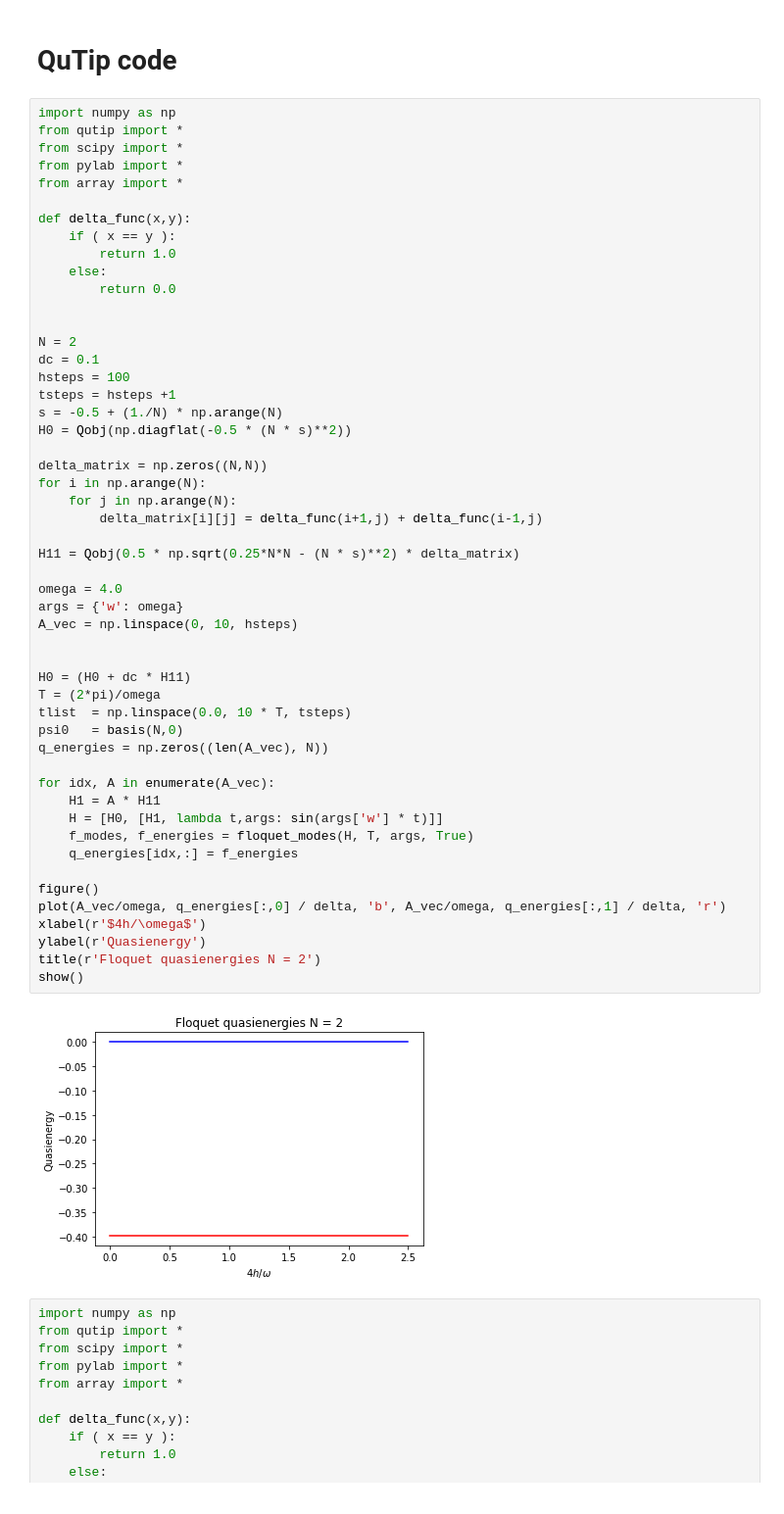
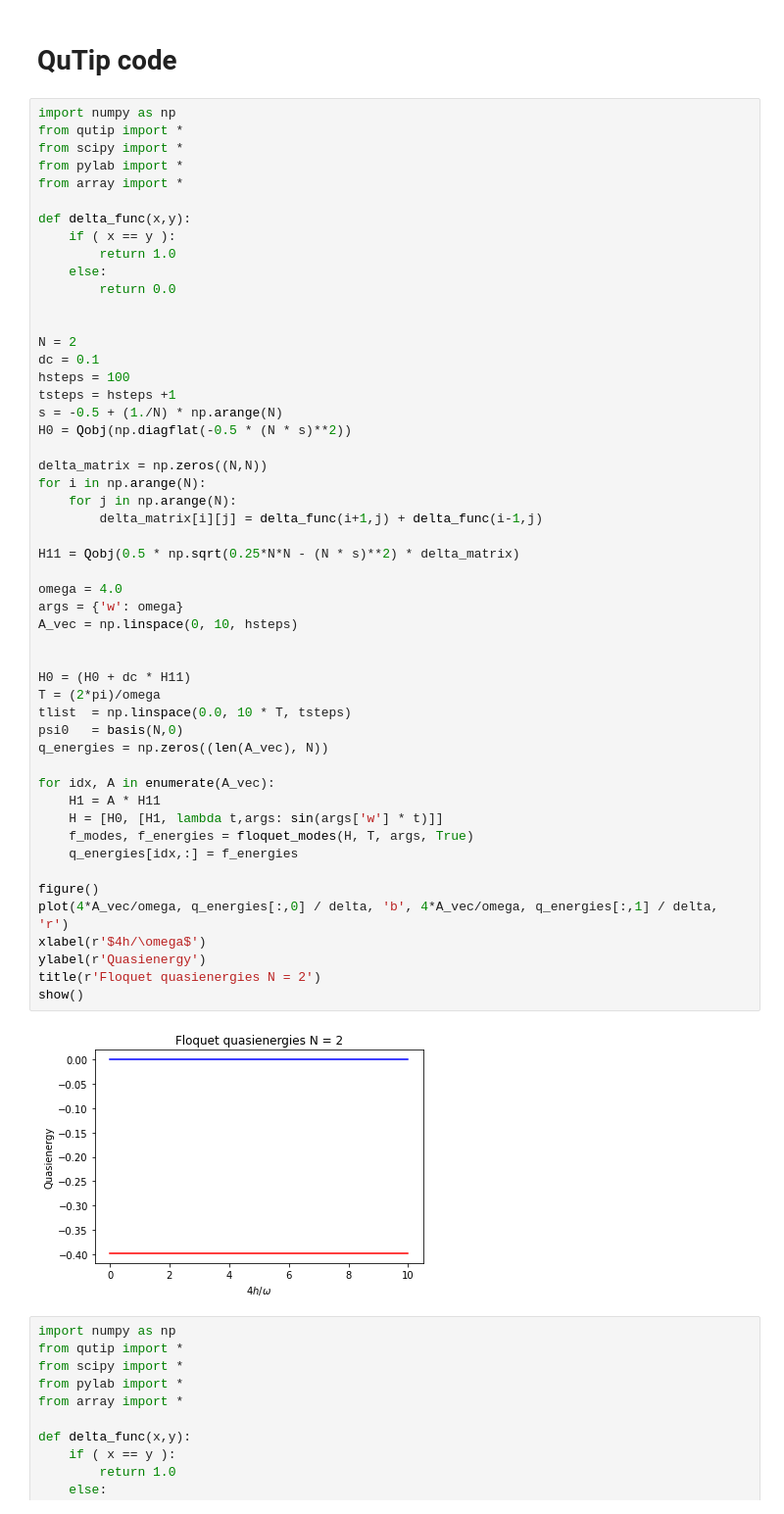
Before and after one commit to rahmahi/qutip_codes, a Jupyter notebook: mfd_flq_qutip.ipynb, the cells around one changed output. Shown: that part at 98% size. Drawn from its saved outputs; the diff is of its cells as text.

```diff
--- a/mfd_flq_qutip.ipynb
+++ b/mfd_flq_qutip.ipynb
@@ -102,35 +102,35 @@ H0 = Qobj(np.diagflat(-0.5 * (N * s)**2))
 delta_matrix = np.zeros((N,N))
 for i in np.arange(N):
     for j in np.arange(N):
         delta_matrix[i][j] = delta_func(i+1,j) + delta_func(i-1,j)
 
 H11 = Qobj(0.5 * np.sqrt(0.25*N*N - (N * s)**2) * delta_matrix)
 
 omega = 4.0
 args = {'w': omega}
 A_vec = np.linspace(0, 10, hsteps)
 
 
 H0 = (H0 + dc * H11)
 T = (2*pi)/omega
 tlist  = np.linspace(0.0, 10 * T, tsteps)
 psi0   = basis(N,0)
 q_energies = np.zeros((len(A_vec), N))
 
 for idx, A in enumerate(A_vec):
     H1 = A * H11
     H = [H0, [H1, lambda t,args: sin(args['w'] * t)]]
     f_modes, f_energies = floquet_modes(H, T, args, True)
     q_energies[idx,:] = f_energies
 
 figure()
-plot(A_vec/omega, q_energies[:,0] / delta, 'b', A_vec/omega, q_energies[:,1] / delta, 'r')
+plot(4*A_vec/omega, q_energies[:,0] / delta, 'b', 4*A_vec/omega, q_energies[:,1] / delta, 'r')
 xlabel(r'$4h/\omega$')
 ylabel(r'Quasienergy')
 title(r'Floquet quasienergies N = 2')
 show()
 # %% [output]
-[figure, old version]
+[figure, new version]
 # %%
 import numpy as np
 from qutip import *
```
